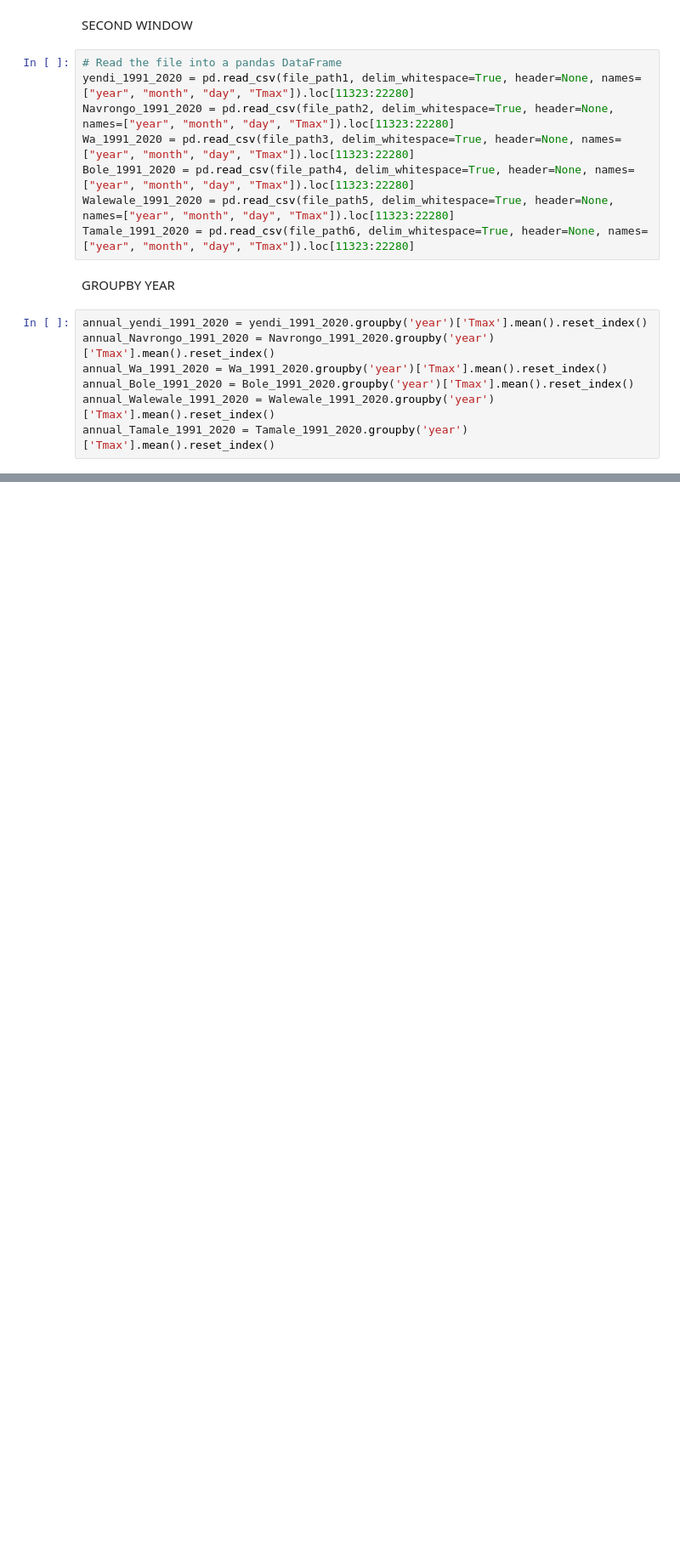
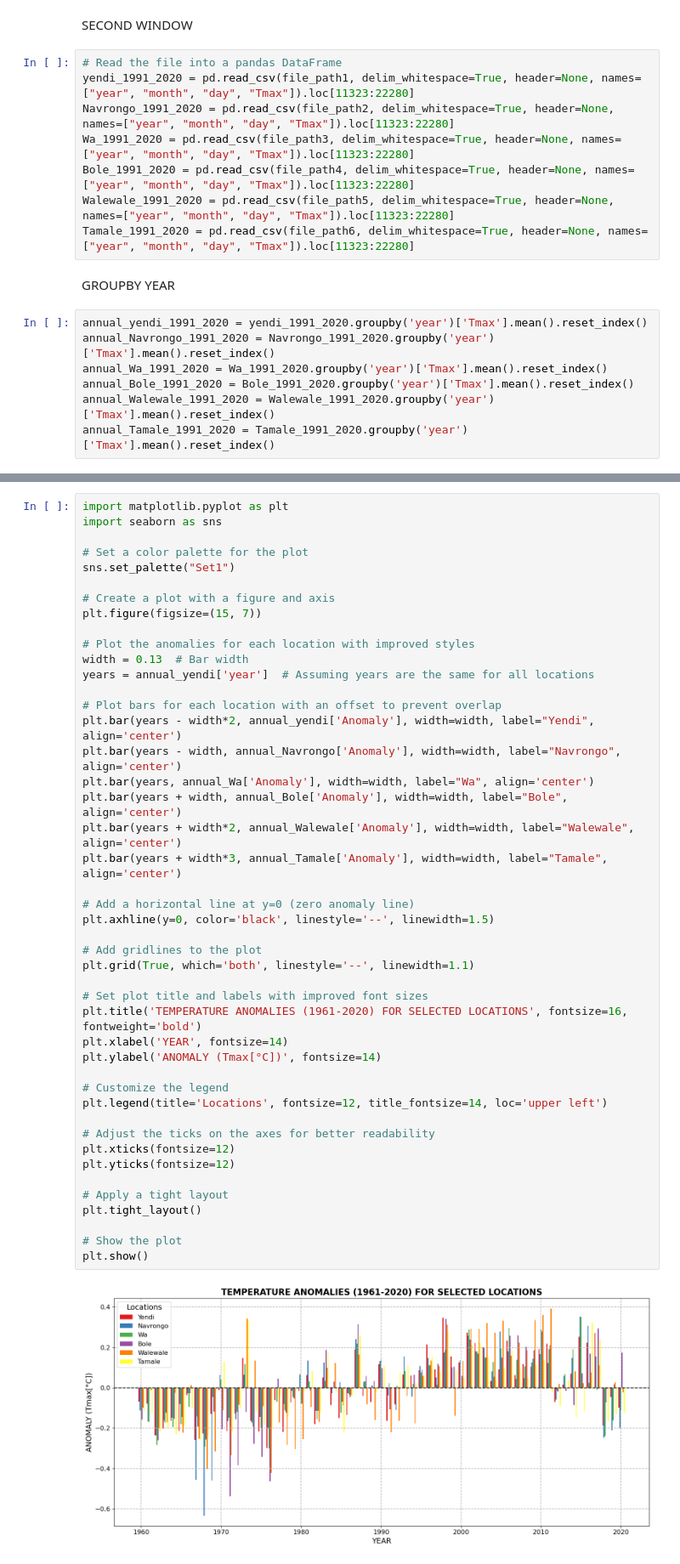
Before and after one commit to damponsah20/MAXIMUM-TEMPERATURE-ANALYSIS, a Jupyter notebook: NEW HEATWAVES PROJECT.ipynb, the cells around one changed output, grey strips where cells are left out. Shown at 85% size. Cells and saved outputs as stored; diff of their text form; blank space fills up the shorter version.

```diff
--- a/NEW HEATWAVES PROJECT.ipynb
+++ b/NEW HEATWAVES PROJECT.ipynb
@@ -356,0 +526,47 @@ plt.show()
+# %%
+import matplotlib.pyplot as plt
+import seaborn as sns
+
+# Set a color palette for the plot
+sns.set_palette("Set1")
+
+# Create a plot with a figure and axis
+plt.figure(figsize=(15, 7))
+
+# Plot the anomalies for each location with improved styles
+width = 0.13  # Bar width
+years = annual_yendi['year']  # Assuming years are the same for all locations
+
+# Plot bars for each location with an offset to prevent overlap
+plt.bar(years - width*2, annual_yendi['Anomaly'], width=width, label="Yendi", align='center')
+plt.bar(years - width, annual_Navrongo['Anomaly'], width=width, label="Navrongo", align='center')
+plt.bar(years, annual_Wa['Anomaly'], width=width, label="Wa", align='center')
+plt.bar(years + width, annual_Bole['Anomaly'], width=width, label="Bole", align='center')
+plt.bar(years + width*2, annual_Walewale['Anomaly'], width=width, label="Walewale", align='center')
+plt.bar(years + width*3, annual_Tamale['Anomaly'], width=width, label="Tamale", align='center')
+
+# Add a horizontal line at y=0 (zero anomaly line)
+plt.axhline(y=0, color='black', linestyle='--', linewidth=1.5)
+
+# Add gridlines to the plot
+plt.grid(True, which='both', linestyle='--', linewidth=1.1)
+
+# Set plot title and labels with improved font sizes
+plt.title('TEMPERATURE ANOMALIES (1961-2020) FOR SELECTED LOCATIONS', fontsize=16, fontweight='bold')
+plt.xlabel('YEAR', fontsize=14)
+plt.ylabel('ANOMALY (Tmax[°C])', fontsize=14)
+
+# Customize the legend
+plt.legend(title='Locations', fontsize=12, title_fontsize=14, loc='upper left')
+
+# Adjust the ticks on the axes for better readability
+plt.xticks(fontsize=12)
+plt.yticks(fontsize=12)
+
+# Apply a tight layout
+plt.tight_layout()
+
+# Show the plot
+plt.show()
+# %% [output]
+[figure, added]
```
Also changed, not shown: parts of 22 cells of this notebook.
